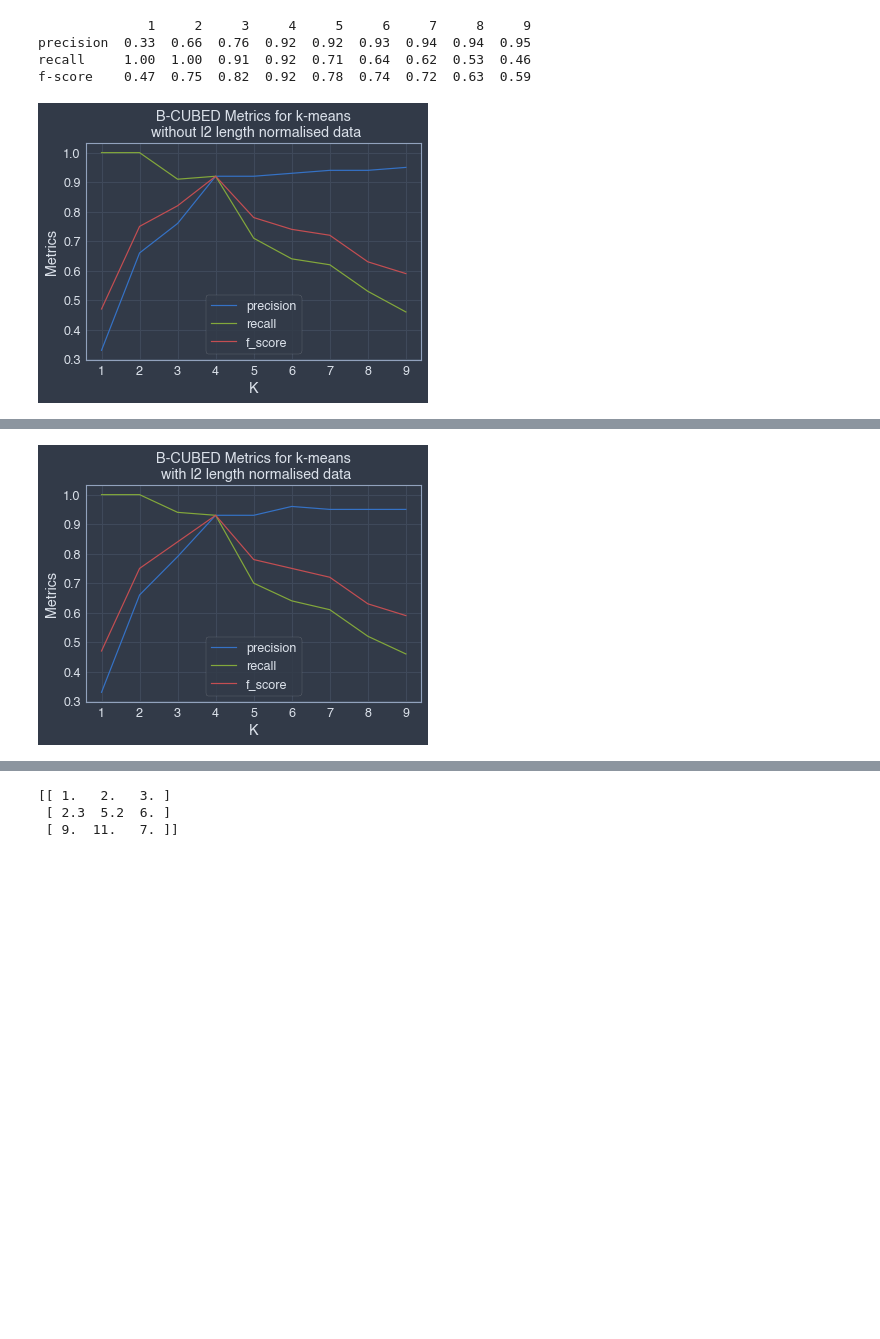
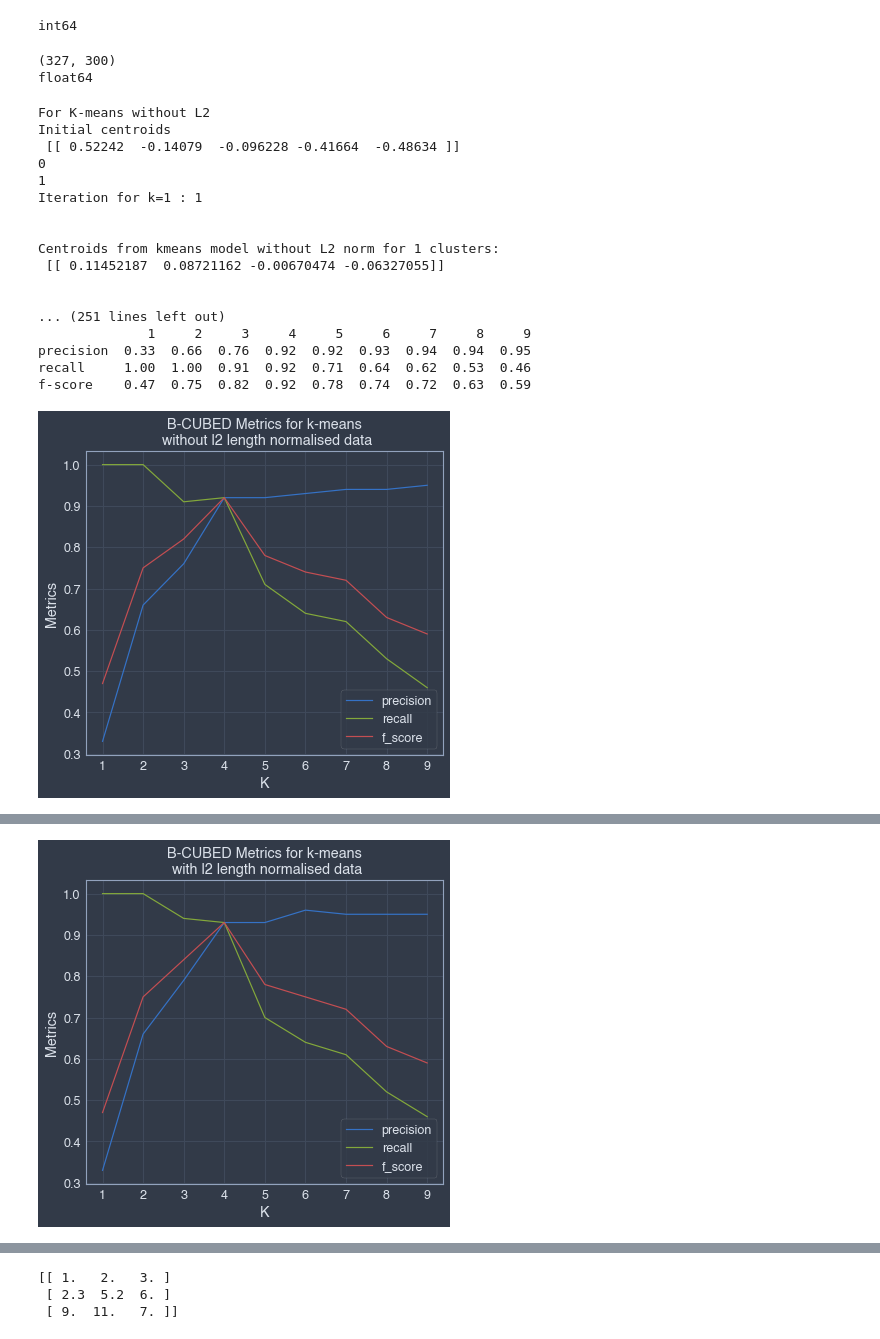
Before and after one commit to sreejithvn/K-means_and_K-medians, a Jupyter notebook: k_means_clustering.ipynb, the cells around one changed output, grey strips where cells are left out. Cells and saved outputs as stored; diff of their text form; code cells hidden in the pictures; blank space fills up the shorter version.

```diff
--- a/k_means_clustering.ipynb
+++ b/k_means_clustering.ipynb
@@ -9,7 +9,10 @@ import numpy as np
 import matplotlib.pyplot as plt
 from copy import deepcopy
 
-MAX_ITER = 10
+from sklearn.cluster import KMeans
+
+
+MAX_ITER = 100
 K_MAX = 9
 # SEED = np.random.randint(100)
 # np.random.seed(53)
@@ -45,3 +59,18 @@ dataset.shape
+# %%
+category = np.hstack((animals[:,0], countries[:,0], fruits[:,0], veggies[:,0])).reshape(-1,1).astype(int)
+category.shape
+print(category.dtype)
+# category
+# %% [output]
+int64
+# %%
+# print(animals.shape, countries.shape, fruits.shape, veggies.shape)
+dataset = np.vstack((animals[:,1:], countries[:,1:], fruits[:,1:], veggies[:,1:])).astype(float)
+print(dataset.shape)
+print(dataset.dtype)
+# %% [output]
+(327, 300)
+float64
 # %%
 # K-mean * K-medians
 
@@ -200,73 +233,97 @@ f_scores = np.zeros(K_MAX)
 
 # if user_choice == '1':
 # Run K_means without l2 length normalised data
+print("\nFor K-means without L2")
 k_means = True
 k_medians = False
 l2_len_norm = False
+data = deepcopy(dataset)
 if l2_len_norm:
     data = normalise_data(data)
-else:
-    data = deepcopy(dataset)
 
 for k in range(1, K_MAX+1):
-    clusters, _ = fit_model(k, MAX_ITER)
+    clusters, centroids = fit_model(k, MAX_ITER)
     precisions[k-1], recalls[k-1], f_scores[k-1] = compute_metrics(clusters, category)
+    print(f'\n\nCentroids from kmeans model without L2 norm for {k} clusters:\n {centroids[:, :4]}')
+    print(sklearn_test(k))
+
 print(pd.DataFrame((precisions, recalls, f_scores), index=['precision', 'recall', 'f-score'], columns=[np.arange(1,K_MAX+1)]))
 plot_metrics(precisions, recalls, f_scores)
 
-
 # elif user_choice == '2':
 # Run K_means with l2 length normalised data
+print("\nFor K-means with L2")
 k_means = True
 k_medians = False
 l2_len_norm = True
+data = deepcopy(dataset)
 if l2_len_norm:
     data = normalise_data(data)
-else:
-    data = deepcopy(dataset)
 
 for k in range(1, K_MAX+1):
-    clusters, _ = fit_model(k, MAX_ITER)
+    clusters, centroids = fit_model(k, MAX_ITER)
     precisions[k-1], recalls[k-1], f_scores[k-1] = compute_metrics(clusters, category)
+    print(f'\n\nCentroids from kmeans model with L2 norm for {k} clusters:\n {centroids[:, :4]}')
+    print(sklearn_test(k))
+
 print(pd.DataFrame((precisions, recalls, f_scores), index=['precision', 'recall', 'f-score'], columns=[np.arange(1,K_MAX+1)]))
 plot_metrics(precisions, recalls, f_scores)
 
 # elif user_choice == '3':
 # Run K_medians without l2 length normalised data
+print("\nFor K-medians without L2")
 k_means = False
 k_medians = True
 l2_len_norm = False
+data = deepcopy(dataset)
 if l2_len_norm:
     data = normalise_data(data)
-else:
-    data = deepcopy(dataset)
 
 for k in range(1, K_MAX+1):
-    clusters, _ = fit_model(k, MAX_ITER)
+    clusters, centroids = fit_model(k, MAX_ITER)
     precisions[k-1], recalls[k-1], f_scores[k-1] = compute_metrics(clusters, category)
+    print(f'\n\nCentroids from kmedians model without L2 norm for {k} clusters:\n {centroids[:, :4]}')
+    print(sklearn_test(k))
+
 print(pd.DataFrame((precisions, recalls, f_scores), index=['precision', 'recall', 'f-score'], columns=[np.arange(1,K_MAX+1)]))
 plot_metrics(precisions, recalls, f_scores)
 
 # elif user_choice == '4':
-    # Run K_medians with l2 length normalised data
+# Run K_medians with l2 length normalised data
+print("\nFor K-medians with L2")
 k_means = False
 k_medians = True
 l2_len_norm = True
+data = deepcopy(dataset)
 if l2_len_norm:
     data = normalise_data(data)
-else:
-    data = deepcopy(dataset)
 
 for k in range(1, K_MAX+1):
-    clusters, _ = fit_model(k, MAX_ITER)
+    clusters, centroids = fit_model(k, MAX_ITER)
     precisions[k-1], recalls[k-1], f_scores[k-1] = compute_metrics(clusters, category)
+    print(f'\n\nCentroids from kmedians model with L2 norm for {k} clusters:\n {centroids[:, :4]}')
+    print(sklearn_test(k))
+
 print(pd.DataFrame((precisions, recalls, f_scores), index=['precision', 'recall', 'f-score'], columns=[np.arange(1,K_MAX+1)]))
 plot_metrics(precisions, recalls, f_scores)
 
 # print(centroids)
 # %% [output]
+For K-means without L2
+Initial centroids
+ [[ 0.52242  -0.14079  -0.096228 -0.41664  -0.48634 ]]
+0
+1
+Iteration for k=1 : 1
+
+
+Centroids from kmeans model without L2 norm for 1 clusters:
+ [[ 0.11452187  0.08721162 -0.00670474 -0.06327055]]
+
+
+... (251 lines left out)
               1     2     3     4     5     6     7     8     9
 precision  0.33  0.66  0.76  0.92  0.92  0.93  0.94  0.94  0.95
 recall     1.00  1.00  0.91  0.92  0.71  0.64  0.62  0.53  0.46
 f-score    0.47  0.75  0.82  0.92  0.78  0.74  0.72  0.63  0.59
-[figure, old version]
+[figure, new version]
@@ -274,4 +344,4 @@ f-score    0.47  0.75  0.82  0.92  0.78  0.74  0.72  0.63  0.59
 precision  0.33  0.66  0.79  0.93  0.93  0.96  0.95  0.95  0.95
 recall     1.00  1.00  0.94  0.93  0.70  0.64  0.61  0.52  0.46
 f-score    0.47  0.75  0.84  0.93  0.78  0.75  0.72  0.63  0.59
-[figure, old version]
+[figure, new version]
```
Also changed, not shown: parts of 27 cells of this notebook.
